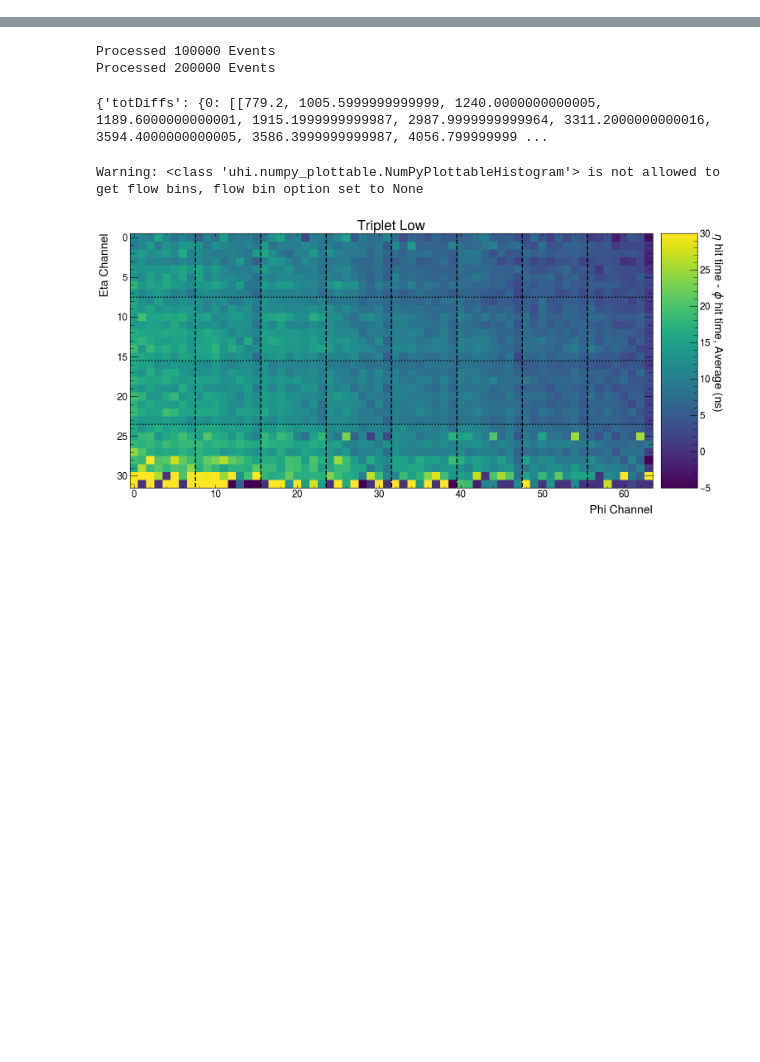
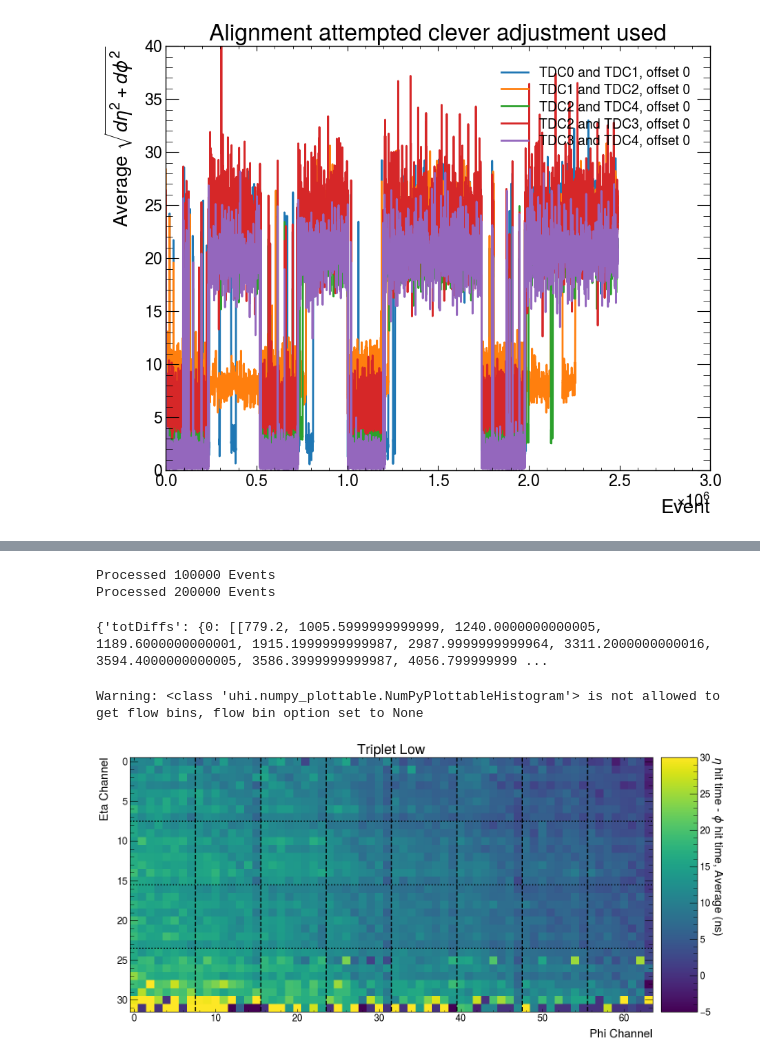
Before and after one commit to Takodachi6969/summer2, a Jupyter notebook: DataAnalysis24062024.ipynb, the cells around one changed output, grey strips where cells are left out. Cells and saved outputs as stored; diff of their text form; code cells hidden in the pictures; blank space fills up the shorter version.

```diff
--- a/DataAnalysis24062024.ipynb
+++ b/DataAnalysis24062024.ipynb
@@ -1468,2 +1545,21 @@ plt.show()
+# %%
+fig, ax = plt.subplots(figsize=(10, 8))
+
+
+for idx, item in enumerate(order):
+    mets = metrics[idx]
+    i, j = item
+    binsx = [x*interval for x in range(len(mets))]
+    ax.plot(binsx,mets,label=f'TDC{i} and TDC{j}, offset 0')
+
+ax.set_xlim(0,3000000)
+ax.set_ylim(0,40)
+ax.legend()
+ax.set_title('Alignment attempted clever adjustment used')
+ax.set_ylabel('Average $\sqrt{d\eta^2+d\phi^2}$')
+ax.set_xlabel('Event')
+plt.show()
+# %% [output]
+[figure, added]
 # %%
 data = {}
```
Also changed, not shown: parts of 11 cells of this notebook, 10 other files.
